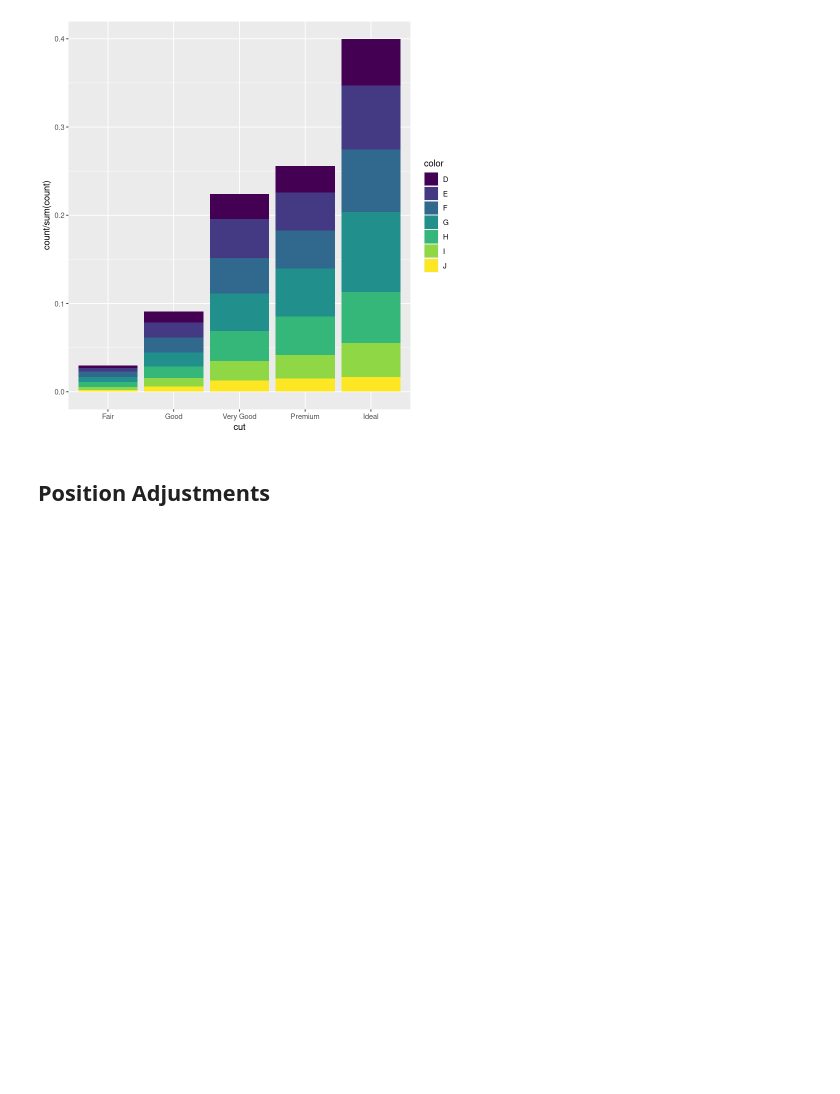
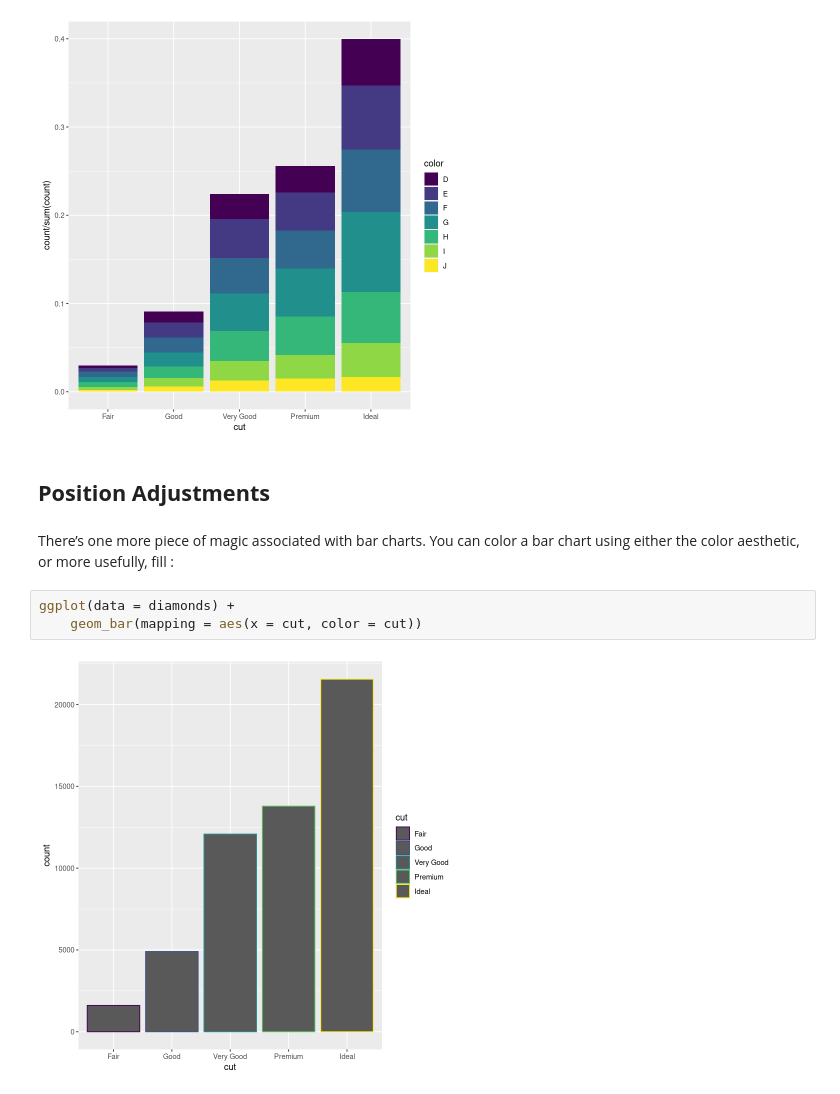
Before and after one commit to cmarsa/r4ds, a Jupyter notebook: 01_data_vis_with_ggplot2.ipynb, the cells around one changed output. Cells and saved outputs as stored; diff of their text form; blank space fills up the shorter version.

```diff
--- a/01_data_vis_with_ggplot2.ipynb
+++ b/01_data_vis_with_ggplot2.ipynb
@@ -565,3 +553,12 @@ ggplot(data = diamonds) +
 [figure]
 # %% [markdown]
 ## __Position Adjustments__
+# %% [markdown]
+There’s one more piece of magic associated with bar charts. You can
+color a bar chart using either the color aesthetic, or more usefully,
+fill :
+# %%
+ggplot(data = diamonds) +
+    geom_bar(mapping = aes(x = cut, color = cut))
+# %% [output]
+[figure, added]
```
Also changed, not shown: parts of 25 cells of this notebook.
